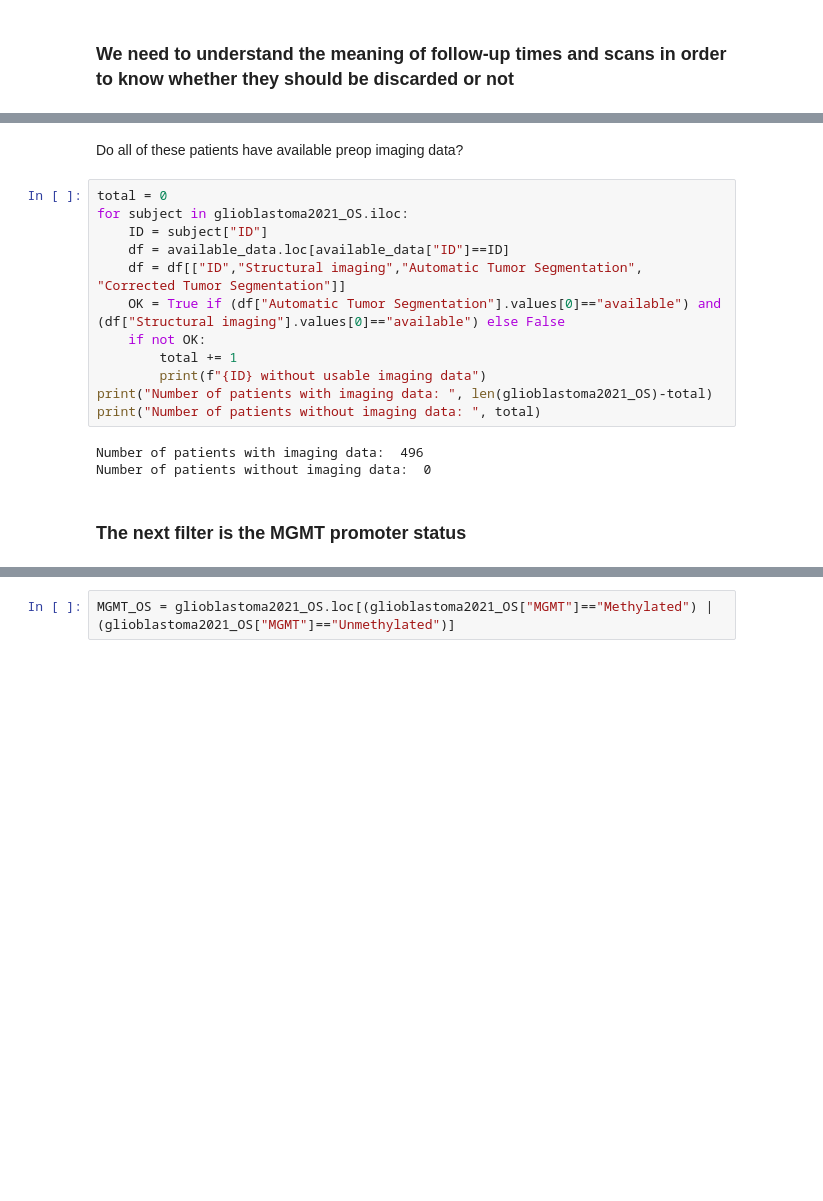
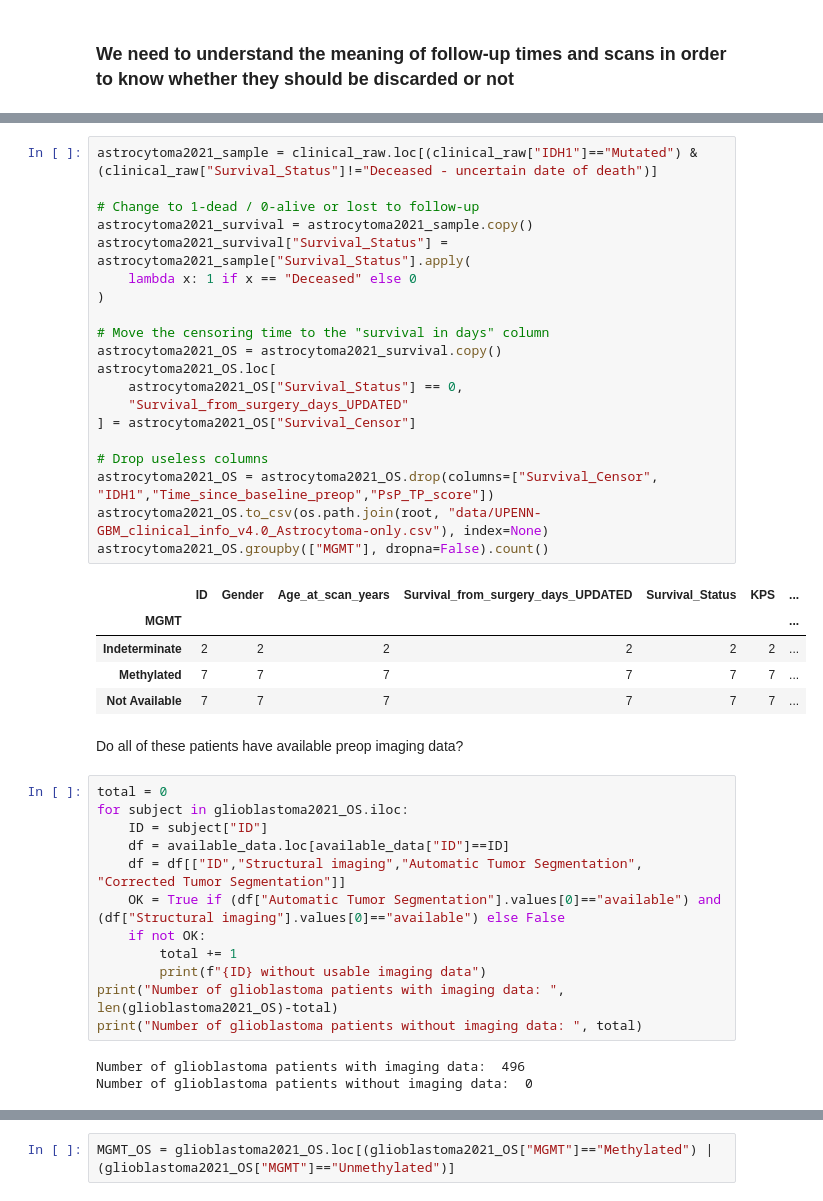
Before and after one commit to JoanSano/NormWM_4_Glioblastoma, a Jupyter notebook: UPENN-GBM/demographics__UPENN.ipynb, the cells around one changed output, grey strips where cells are left out. Cells and saved outputs as stored; diff of their text form; blank space fills up the shorter version.

```diff
--- a/UPENN-GBM/demographics__UPENN.ipynb
+++ b/UPENN-GBM/demographics__UPENN.ipynb
@@ -219,6 +219,32 @@ glioblastoma2021_OS.groupby(["MGMT"], dropna=False).count()
 | Methylated | 103 | 103 | 103 | 103 | 103 | 103 | ... |
 | Not Available | 217 | 217 | 217 | 217 | 217 | 217 | ... |
 | Unmethylated | 151 | 151 | 151 | 151 | 151 | 151 | ... |
+# %%
+astrocytoma2021_sample = clinical_raw.loc[(clinical_raw["IDH1"]=="Mutated") & (clinical_raw["Survival_Status"]!="Deceased - uncertain date of death")]
+
+# Change to 1-dead / 0-alive or lost to follow-up
+astrocytoma2021_survival = astrocytoma2021_sample.copy()
+astrocytoma2021_survival["Survival_Status"] = astrocytoma2021_sample["Survival_Status"].apply(
+    lambda x: 1 if x == "Deceased" else 0
+)
+
+# Move the censoring time to the "survival in days" column
+astrocytoma2021_OS = astrocytoma2021_survival.copy()
+astrocytoma2021_OS.loc[
+    astrocytoma2021_OS["Survival_Status"] == 0,
+    "Survival_from_surgery_days_UPDATED"
+] = astrocytoma2021_OS["Survival_Censor"]
+
+# Drop useless columns
+astrocytoma2021_OS = astrocytoma2021_OS.drop(columns=["Survival_Censor", "IDH1","Time_since_baseline_preop","PsP_TP_score"])
+astrocytoma2021_OS.to_csv(os.path.join(root, "data/UPENN-GBM_clinical_info_v4.0_Astrocytoma-only.csv"), index=None)
+astrocytoma2021_OS.groupby(["MGMT"], dropna=False).count()
+# %% [output]
+|  | ID | Gender | Age_at_scan_years | Survival_from_surgery_days_UPDATED | Survival_Status | KPS | ... |
+| MGMT |  |  |  |  |  |  | ... |
+| Indeterminate | 2 | 2 | 2 | 2 | 2 | 2 | ... |
+| Methylated | 7 | 7 | 7 | 7 | 7 | 7 | ... |
+| Not Available | 7 | 7 | 7 | 7 | 7 | 7 | ... |
 # %% [markdown]
 Do all of these patients have available preop imaging data?
 # %%
@@ -231,10 +257,8 @@ for subject in glioblastoma2021_OS.iloc:
     if not OK:
         total += 1
         print(f"{ID} without usable imaging data")
-print("Number of patients with imaging data: ", len(glioblastoma2021_OS)-total)
-print("Number of patients without imaging data: ", total)
+print("Number of glioblastoma patients with imaging data: ", len(glioblastoma2021_OS)-total)
+print("Number of glioblastoma patients without imaging data: ", total)
 # %% [output]
-Number of patients with imaging data:  496
-Number of patients without imaging data:  0
+Number of glioblastoma patients with imaging data:  496
+Number of glioblastoma patients without imaging data:  0
-# %% [markdown]
-### The next filter is the MGMT promoter status
```
Also changed, not shown: parts of 33 cells of this notebook.
